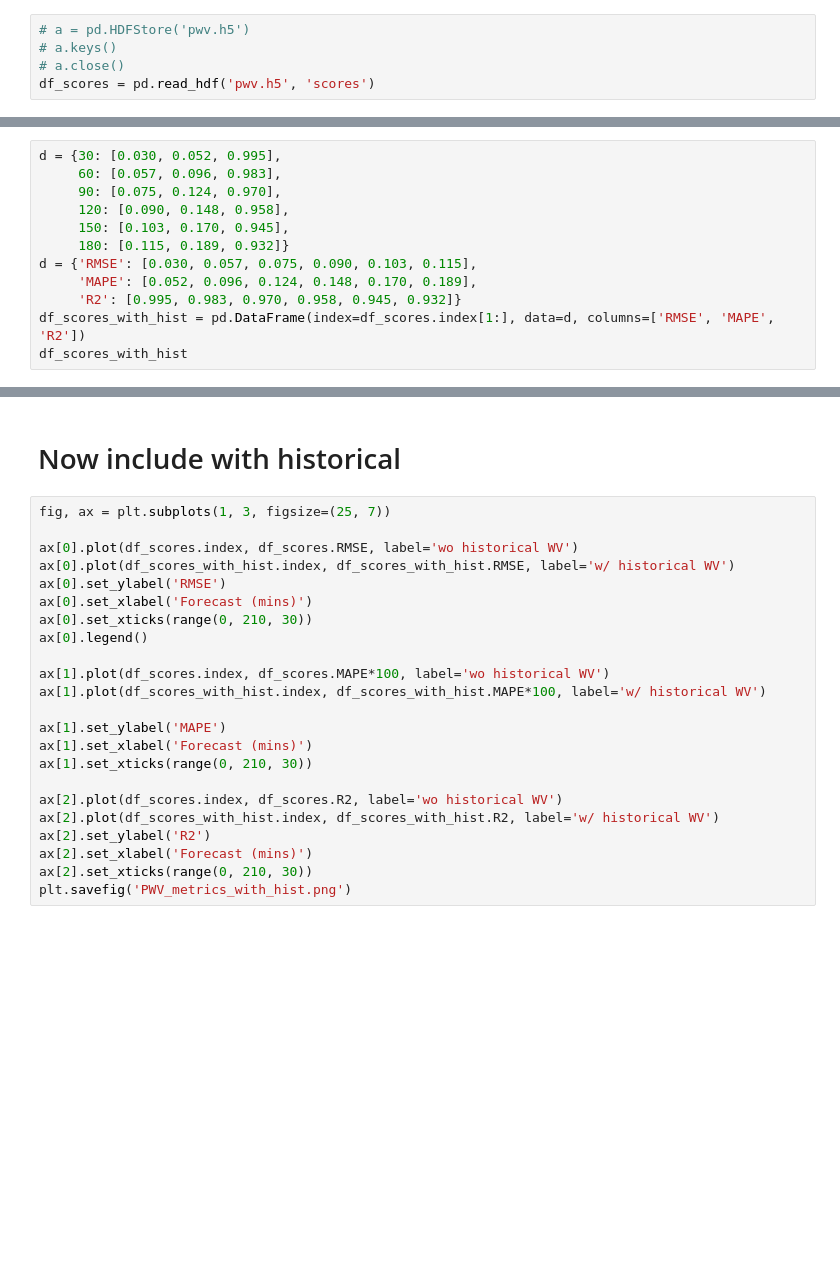
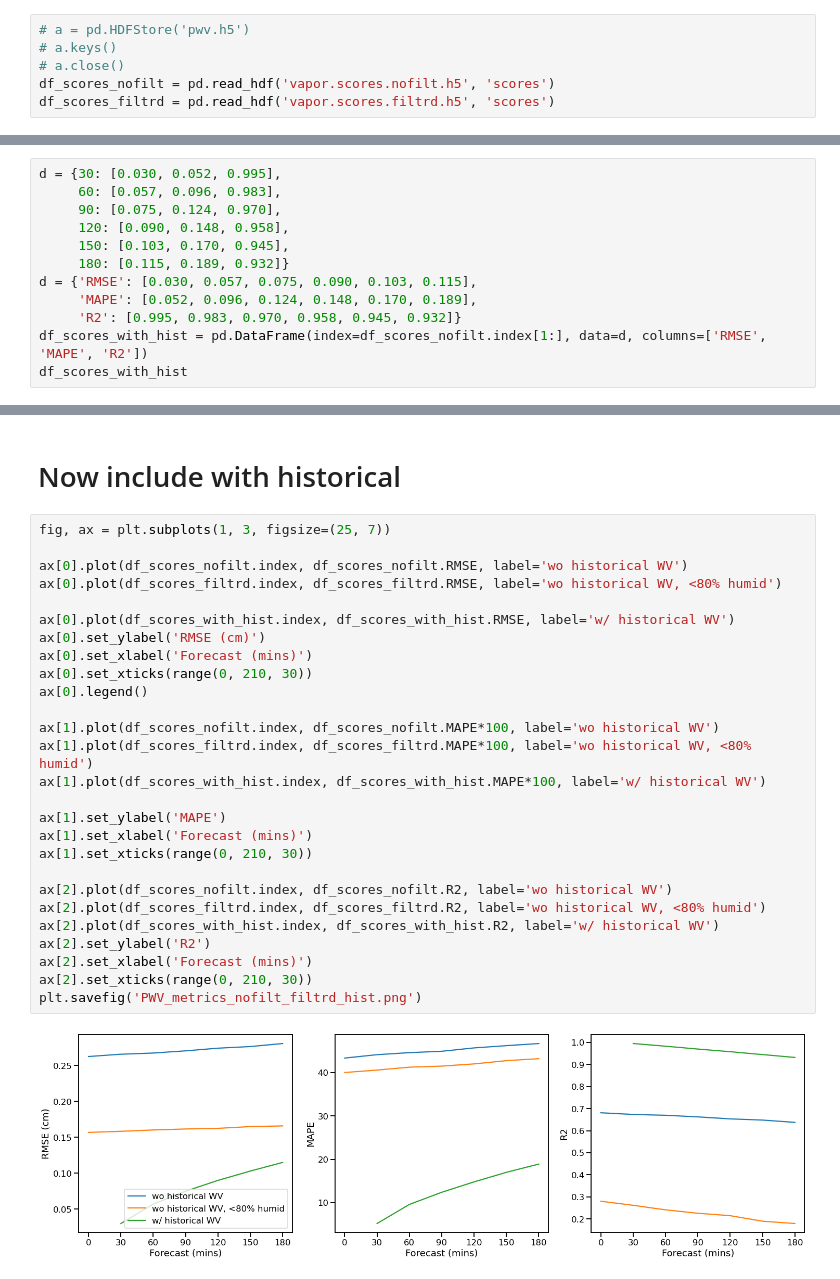
Before and after one commit to JPLMLIA/Time-FED, a Jupyter notebook: notebooks/PWV_plots.ipynb, the cells around one changed output, grey strips where cells are left out. Drawn from its saved outputs; the diff is of its cells as text; blank space fills up the shorter version.

```diff
--- a/notebooks/PWV_plots.ipynb
+++ b/notebooks/PWV_plots.ipynb
@@ -18,5 +18,6 @@ sns.set_context('talk')
 # a = pd.HDFStore('pwv.h5')
 # a.keys()
 # a.close()
-df_scores = pd.read_hdf('pwv.h5', 'scores')
+df_scores_nofilt = pd.read_hdf('vapor.scores.nofilt.h5', 'scores')
+df_scores_filtrd = pd.read_hdf('vapor.scores.filtrd.h5', 'scores')
 # %%
@@ -31,5 +54,5 @@ d = {30: [0.030, 0.052, 0.995],
 d = {'RMSE': [0.030, 0.057, 0.075, 0.090, 0.103, 0.115],
      'MAPE': [0.052, 0.096, 0.124, 0.148, 0.170, 0.189],
      'R2': [0.995, 0.983, 0.970, 0.958, 0.945, 0.932]}
-df_scores_with_hist = pd.DataFrame(index=df_scores.index[1:], data=d, columns=['RMSE', 'MAPE', 'R2'])
+df_scores_with_hist = pd.DataFrame(index=df_scores_nofilt.index[1:], data=d, columns=['RMSE', 'MAPE', 'R2'])
 df_scores_with_hist
@@ -56,23 +88,29 @@ plt.savefig('PWV_metrics.png')
 # %%
 fig, ax = plt.subplots(1, 3, figsize=(25, 7))
 
-ax[0].plot(df_scores.index, df_scores.RMSE, label='wo historical WV')
+ax[0].plot(df_scores_nofilt.index, df_scores_nofilt.RMSE, label='wo historical WV')
+ax[0].plot(df_scores_filtrd.index, df_scores_filtrd.RMSE, label='wo historical WV, <80% humid')
+
 ax[0].plot(df_scores_with_hist.index, df_scores_with_hist.RMSE, label='w/ historical WV')
-ax[0].set_ylabel('RMSE')
+ax[0].set_ylabel('RMSE (cm)')
 ax[0].set_xlabel('Forecast (mins)')
 ax[0].set_xticks(range(0, 210, 30))
 ax[0].legend()
 
-ax[1].plot(df_scores.index, df_scores.MAPE*100, label='wo historical WV')
+ax[1].plot(df_scores_nofilt.index, df_scores_nofilt.MAPE*100, label='wo historical WV')
+ax[1].plot(df_scores_filtrd.index, df_scores_filtrd.MAPE*100, label='wo historical WV, <80% humid')
 ax[1].plot(df_scores_with_hist.index, df_scores_with_hist.MAPE*100, label='w/ historical WV')
 
 ax[1].set_ylabel('MAPE')
 ax[1].set_xlabel('Forecast (mins)')
 ax[1].set_xticks(range(0, 210, 30))
 
-ax[2].plot(df_scores.index, df_scores.R2, label='wo historical WV')
+ax[2].plot(df_scores_nofilt.index, df_scores_nofilt.R2, label='wo historical WV')
+ax[2].plot(df_scores_filtrd.index, df_scores_filtrd.R2, label='wo historical WV, <80% humid')
 ax[2].plot(df_scores_with_hist.index, df_scores_with_hist.R2, label='w/ historical WV')
 ax[2].set_ylabel('R2')
 ax[2].set_xlabel('Forecast (mins)')
 ax[2].set_xticks(range(0, 210, 30))
-plt.savefig('PWV_metrics_with_hist.png')
+plt.savefig('PWV_metrics_nofilt_filtrd_hist.png')
+# %% [output]
+[figure, added]
```
Also changed, not shown: parts of 4 cells of this notebook, 8 other files.
